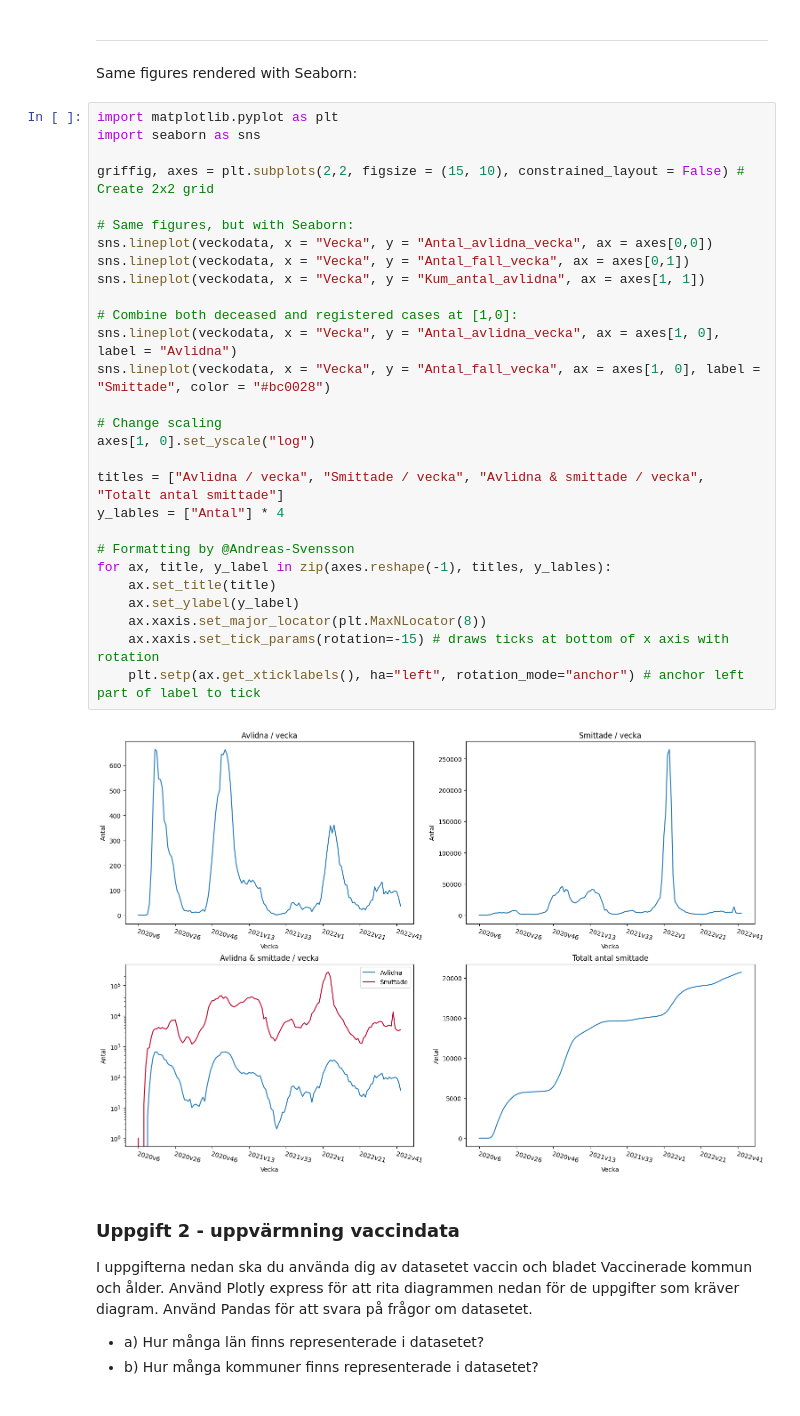
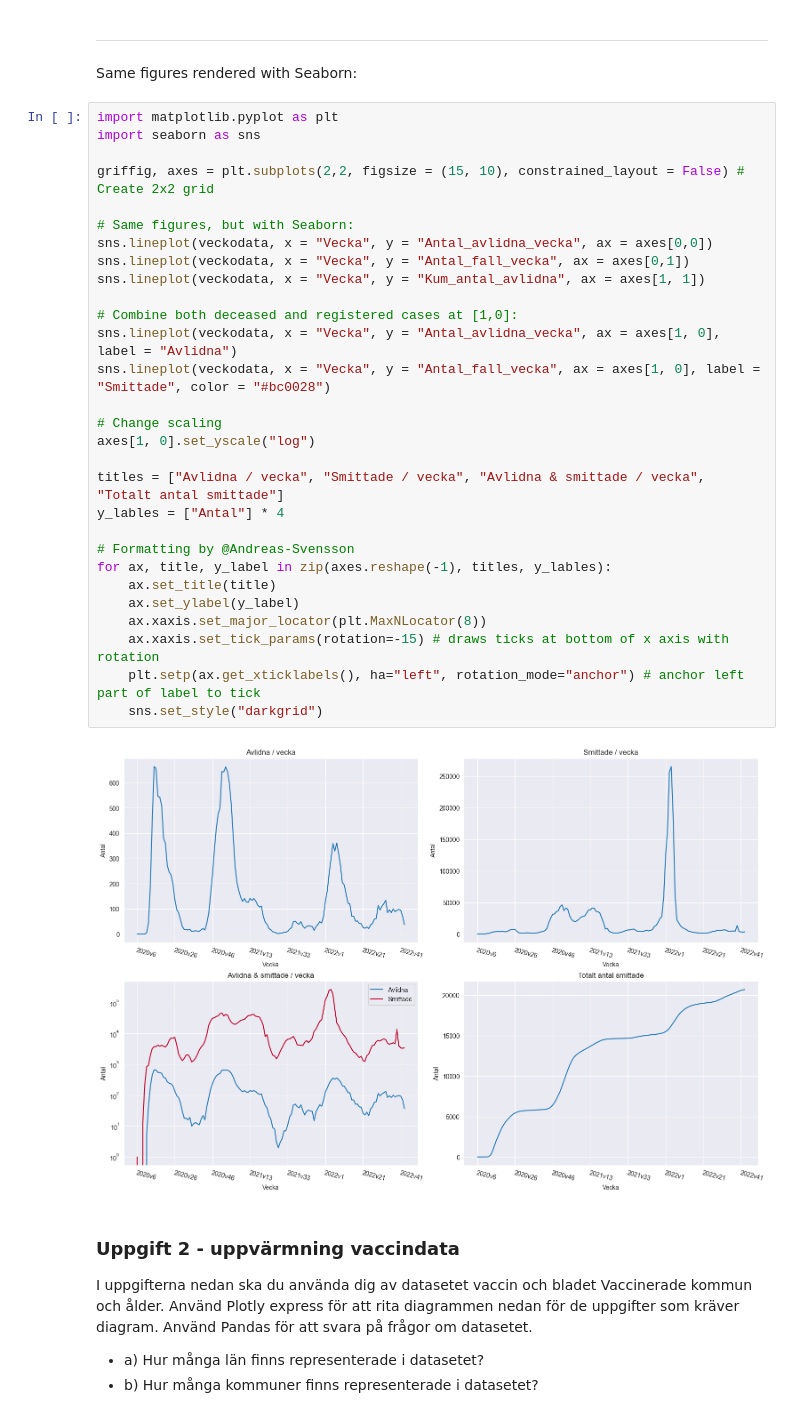
Before and after one commit to helveticae/Databehandling-William-Akilles-Lindstedt, a Jupyter notebook: COVID-19/covid-19.ipynb, the cells around one changed output. Saved outputs shown, nothing was run; the diff lists cells and outputs as text.

```diff
--- a/COVID-19/covid-19.ipynb
+++ b/COVID-19/covid-19.ipynb
@@ -90,33 +90,34 @@ Same figures rendered with Seaborn:
 # %%
 import matplotlib.pyplot as plt
 import seaborn as sns
 
 griffig, axes = plt.subplots(2,2, figsize = (15, 10), constrained_layout = False) # Create 2x2 grid
 
 # Same figures, but with Seaborn:
 sns.lineplot(veckodata, x = "Vecka", y = "Antal_avlidna_vecka", ax = axes[0,0])
 sns.lineplot(veckodata, x = "Vecka", y = "Antal_fall_vecka", ax = axes[0,1])
 sns.lineplot(veckodata, x = "Vecka", y = "Kum_antal_avlidna", ax = axes[1, 1])
 
 # Combine both deceased and registered cases at [1,0]:
 sns.lineplot(veckodata, x = "Vecka", y = "Antal_avlidna_vecka", ax = axes[1, 0], label = "Avlidna")
 sns.lineplot(veckodata, x = "Vecka", y = "Antal_fall_vecka", ax = axes[1, 0], label = "Smittade", color = "#bc0028")
 
 # Change scaling
 axes[1, 0].set_yscale("log")
 
 titles = ["Avlidna / vecka", "Smittade / vecka", "Avlidna & smittade / vecka", "Totalt antal smittade"]
 y_lables = ["Antal"] * 4
 
 # Formatting by @Andreas-Svensson
 for ax, title, y_label in zip(axes.reshape(-1), titles, y_lables):
     ax.set_title(title)
     ax.set_ylabel(y_label)
     ax.xaxis.set_major_locator(plt.MaxNLocator(8))
     ax.xaxis.set_tick_params(rotation=-15) # draws ticks at bottom of x axis with rotation
     plt.setp(ax.get_xticklabels(), ha="left", rotation_mode="anchor") # anchor left part of label to tick
+    sns.set_style("darkgrid")
 # %% [output]
-[figure, old version]
+[figure, new version]
 # %% [markdown]
 ### <b>Uppgift 2 - uppvärmning vaccindata</b>
 I uppgifterna nedan ska du använda dig av datasetet vaccin och bladet Vaccinerade kommun och ålder. Använd Plotly express för att rita diagrammen nedan för de uppgifter som kräver diagram. Använd Pandas för att svara på frågor om datasetet.
```
Also changed, not shown: parts of 3 cells of this notebook.
